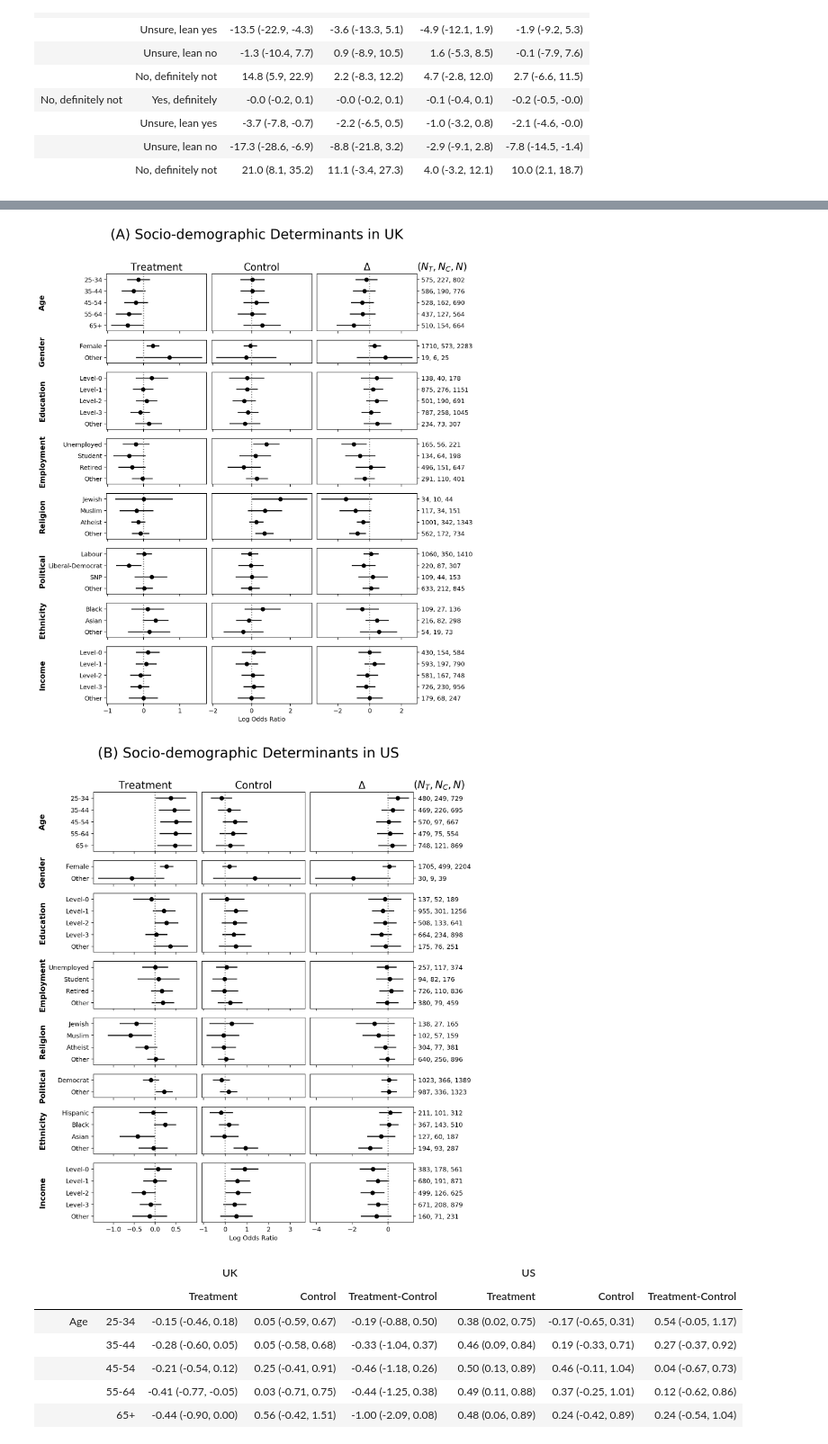
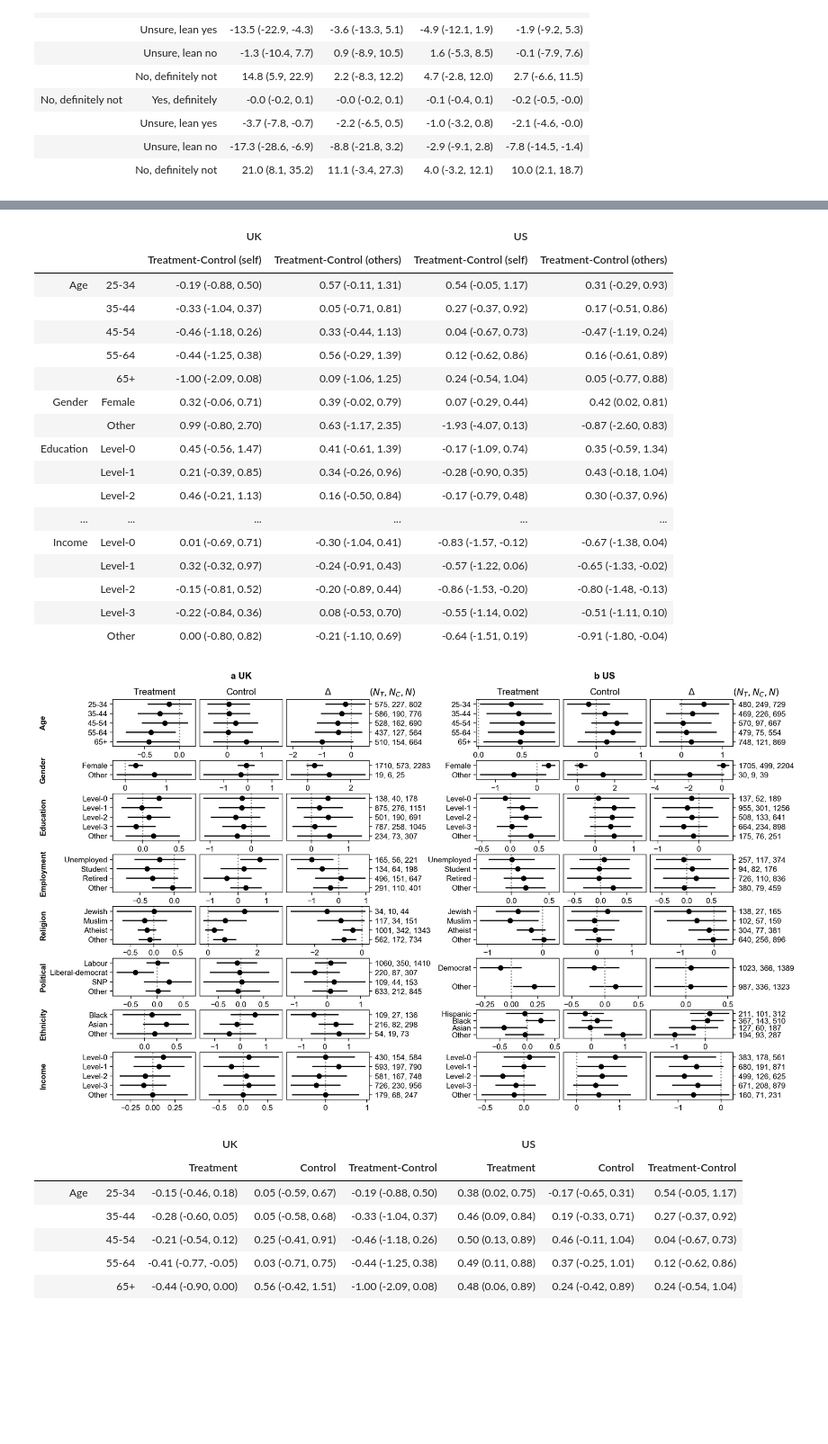
Before and after one commit to sloomba/covid19-misinfo, a Jupyter notebook: tables_figures.ipynb, the cells around one changed output, grey strips where cells are left out. Shown at 90% size. Drawn from its saved outputs; the diff is of its cells as text; code cells hidden in the pictures; blank space fills up the shorter version.

```diff
--- a/tables_figures.ipynb
+++ b/tables_figures.ipynb
@@ -7,3 +4,10 @@ import src.paper as paper
+# %%
+%matplotlib inline
+import src.paper as paper
+from matplotlib import rcParams
+rcParams['font.family'] = 'sans-serif'
+rcParams['font.sans-serif'] = ['Arial']
+#figure_dir = './fig/' #directory where all generated figures are saved
 # %% [markdown]
 First, import all output tables located in `out/`.
 # %%
@@ -68,8 +76,28 @@ Generate Tables S3, S4 and Figures 5, S1 of the paper.
+# %%
+socdem['stats']
+# %% [output]
+|  |  | UK |  | US |  |
+|  |  | Treatment-Control (self) | Treatment-Control (others) | Treatment-Control (self) | Treatment-Control (others) |
+| Age | 25-34 | -0.19 (-0.88, 0.50) | 0.57 (-0.11, 1.31) | 0.54 (-0.05, 1.17) | 0.31 (-0.29, 0.93) |
+|  | 35-44 | -0.33 (-1.04, 0.37) | 0.05 (-0.71, 0.81) | 0.27 (-0.37, 0.92) | 0.17 (-0.51, 0.86) |
+|  | 45-54 | -0.46 (-1.18, 0.26) | 0.33 (-0.44, 1.13) | 0.04 (-0.67, 0.73) | -0.47 (-1.19, 0.24) |
+|  | 55-64 | -0.44 (-1.25, 0.38) | 0.56 (-0.29, 1.39) | 0.12 (-0.62, 0.86) | 0.16 (-0.61, 0.89) |
+|  | 65+ | -1.00 (-2.09, 0.08) | 0.09 (-1.06, 1.25) | 0.24 (-0.54, 1.04) | 0.05 (-0.77, 0.88) |
+| Gender | Female | 0.32 (-0.06, 0.71) | 0.39 (-0.02, 0.79) | 0.07 (-0.29, 0.44) | 0.42 (0.02, 0.81) |
+|  | Other | 0.99 (-0.80, 2.70) | 0.63 (-1.17, 2.35) | -1.93 (-4.07, 0.13) | -0.87 (-2.60, 0.83) |
+| Education | Level-0 | 0.45 (-0.56, 1.47) | 0.41 (-0.61, 1.39) | -0.17 (-1.09, 0.74) | 0.35 (-0.59, 1.34) |
+|  | Level-1 | 0.21 (-0.39, 0.85) | 0.34 (-0.26, 0.96) | -0.28 (-0.90, 0.35) | 0.43 (-0.18, 1.04) |
+|  | Level-2 | 0.46 (-0.21, 1.13) | 0.16 (-0.50, 0.84) | -0.17 (-0.79, 0.48) | 0.30 (-0.37, 0.96) |
+| ... | ... | ... | ... | ... | ... |
+| Income | Level-0 | 0.01 (-0.69, 0.71) | -0.30 (-1.04, 0.41) | -0.83 (-1.57, -0.12) | -0.67 (-1.38, 0.04) |
+|  | Level-1 | 0.32 (-0.32, 0.97) | -0.24 (-0.91, 0.43) | -0.57 (-1.22, 0.06) | -0.65 (-1.33, -0.02) |
+|  | Level-2 | -0.15 (-0.81, 0.52) | -0.20 (-0.89, 0.44) | -0.86 (-1.53, -0.20) | -0.80 (-1.48, -0.13) |
+|  | Level-3 | -0.22 (-0.84, 0.36) | 0.08 (-0.53, 0.70) | -0.55 (-1.14, 0.02) | -0.51 (-1.11, 0.10) |
+|  | Other | 0.00 (-0.80, 0.82) | -0.21 (-1.10, 0.69) | -0.64 (-1.51, 0.19) | -0.91 (-1.80, -0.04) |
 # %%
-socdem_self = paper.determinants(tables)
+socdem_self = paper.determinants(tables, 'socdem self')
 # %% [output]
-[figure, old version]
+[figure, new version]
-[figure, removed]
 # %%
 socdem_self['stats']
 # %% [output]
```
Also changed, not shown: parts of 14 cells of this notebook, 11 other files.
